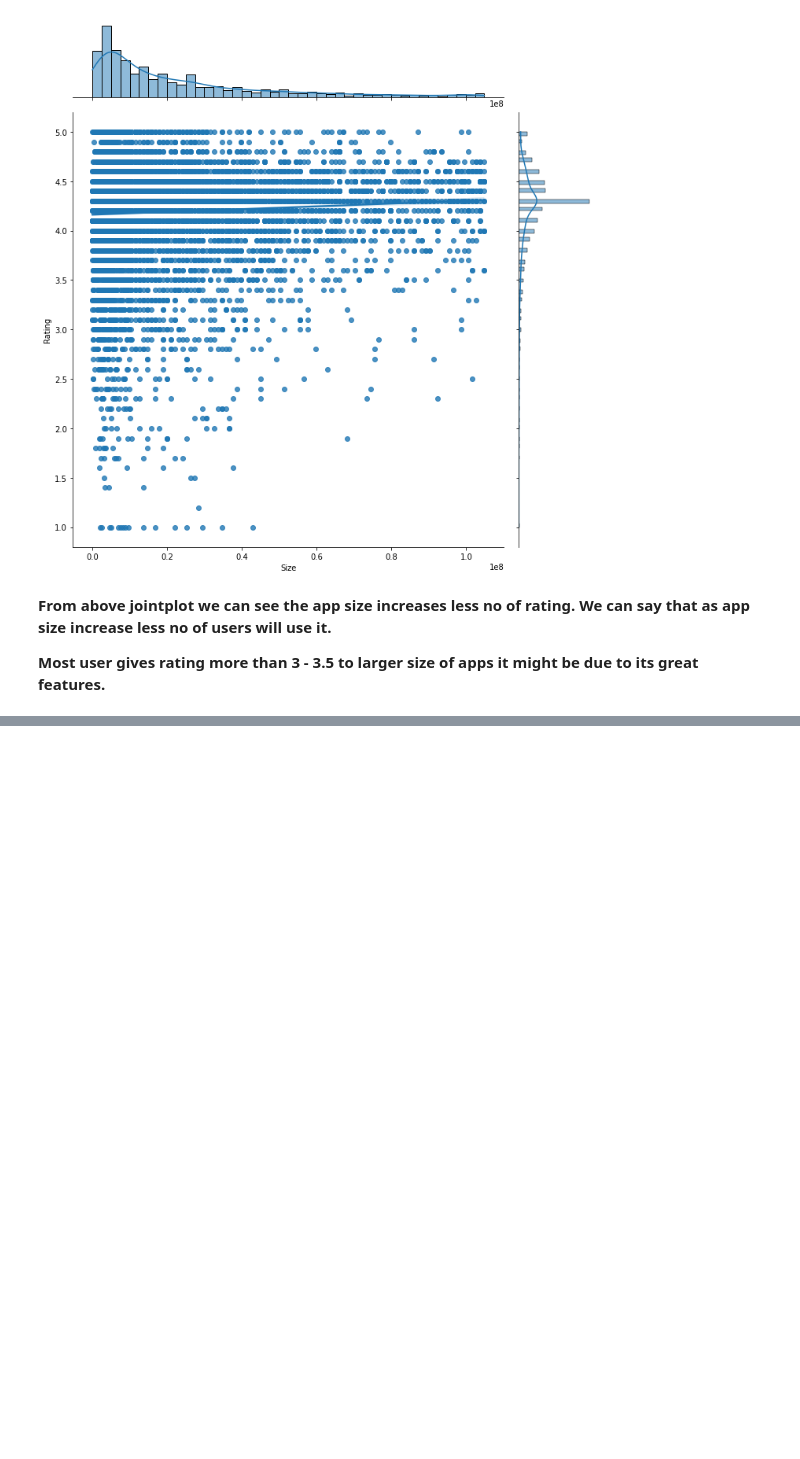
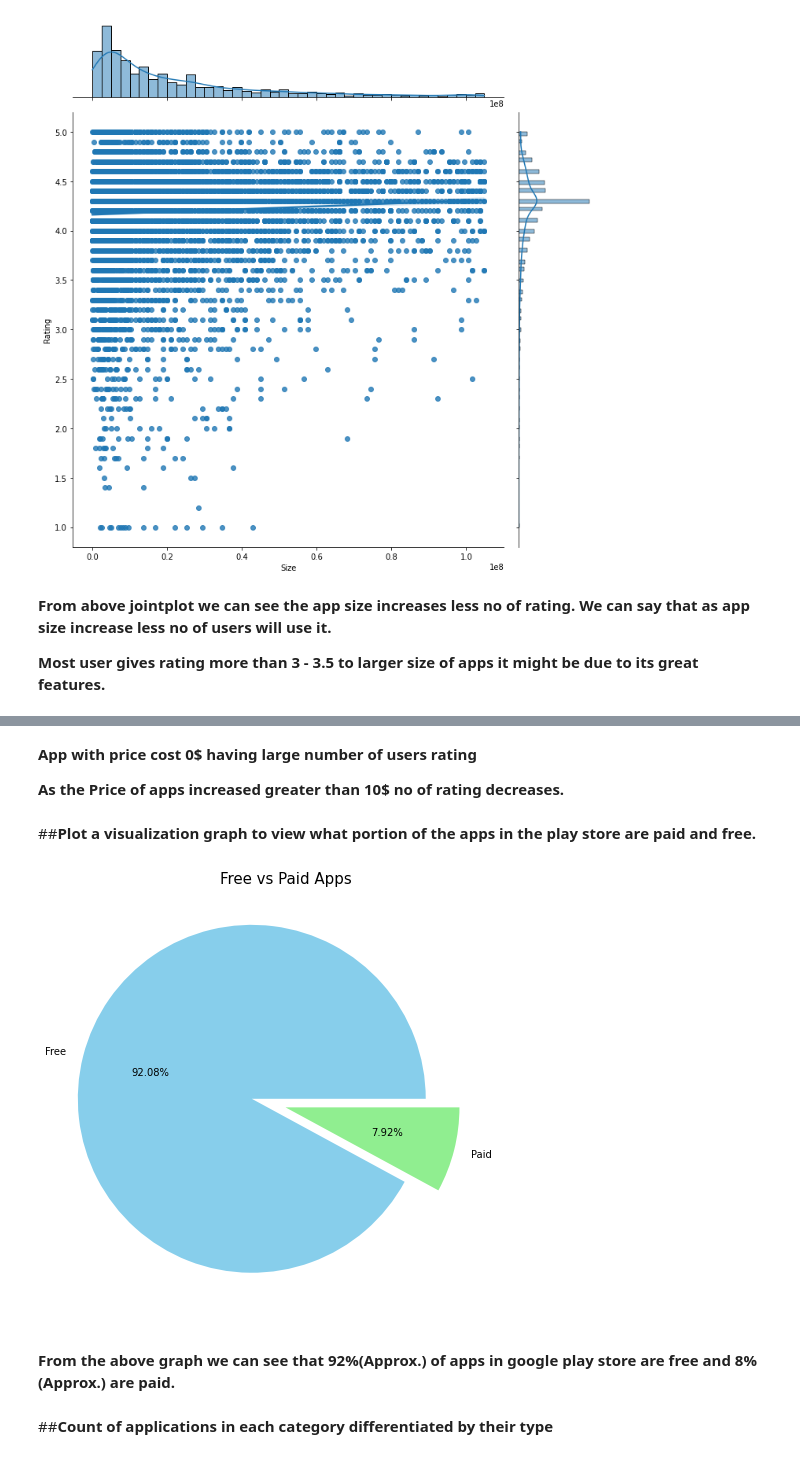
Before and after one commit to anshuldeoli/EDA_Project_Team_Notebook, a Jupyter notebook: EDA_Project_Team_Notebook_Capstone_Project.ipynb, the cells around one changed output, grey strips where cells are left out. Saved outputs shown, nothing was run; the diff lists cells and outputs as text; code cells hidden in the pictures; blank space fills up the shorter version.

```diff
--- a/EDA_Project_Team_Notebook_Capstone_Project.ipynb
+++ b/EDA_Project_Team_Notebook_Capstone_Project.ipynb
@@ -519,0 +528,21 @@ plt.show()
+# %% [markdown]
+**App with price cost 0$ having large number of users rating**
+
+**As the Price of apps increased greater than 10$ no of rating decreases.**
+# %% [markdown]
+##**Plot a visualization graph to view what portion of the apps in the play store are paid and free.**
+# %%
+# Plot the pie chart of Paid Apps vs Free Apps
+plt.subplots(figsize=(12,8))
+Free_vs_paid = df_new.groupby('Type').size()
+colors = ["skyblue","lightgreen"]
+explode = (0.2,0)
+plt.pie(Free_vs_paid, explode=explode, colors=colors,labels=['Free','Paid'],autopct='%.2f%%')
+plt.title('Free vs Paid Apps', size = 15)
+plt.show()
+# %% [output]
+[figure, added]
+# %% [markdown]
+**From the above graph we can see that 92%(Approx.) of apps in google play store are free and 8%(Approx.) are paid.**
+# %% [markdown]
+##**Count of applications in each category differentiated by their type**
```
Also changed, not shown: parts of 5 cells of this notebook.
